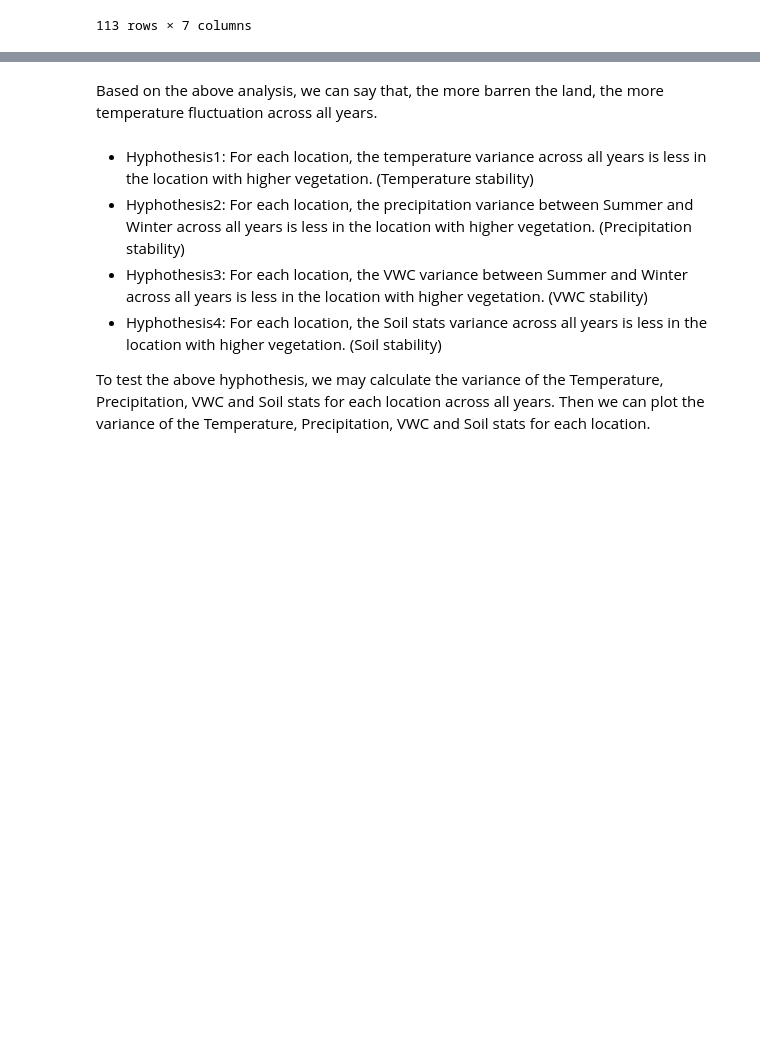
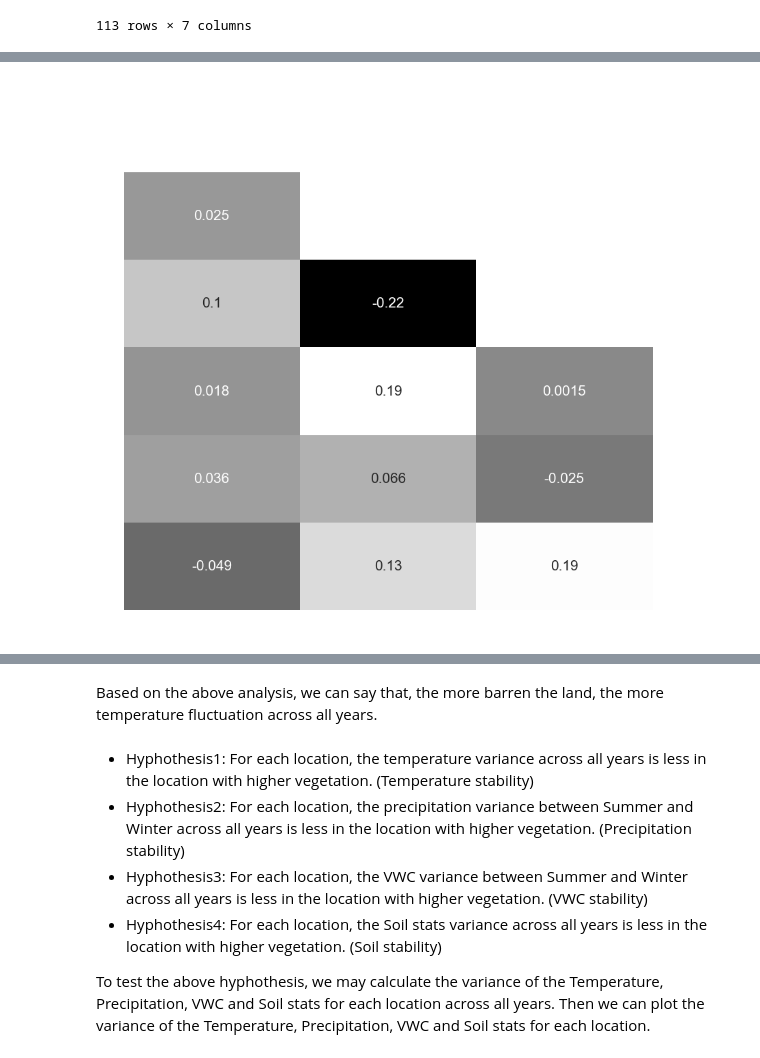
Before and after one commit to verkyyi/climate_vegetation_dsan, a Jupyter notebook: main.ipynb, the cells around one changed output, grey strips where cells are left out. Cells and saved outputs as stored; diff of their text form; code cells hidden in the pictures; blank space fills up the shorter version.

```diff
--- a/main.ipynb
+++ b/main.ipynb
@@ -886,0 +862,14 @@ plt.show()
+# %%
+
+# plot the heatmap of the correlation matrix between vegetation features and precipitation features
+plt.figure(figsize=(10, 10))
+filtered_corr_matrix = year_data[vegetation_columns + precipitation_columns].corr().loc[vegetation_columns, precipitation_columns]
+mask = np.triu(np.ones_like(filtered_corr_matrix, dtype=bool))
+sns.heatmap(filtered_corr_matrix, mask = mask, annot=True, cmap='grey', cbar=False, annot_kws={'fontsize': 15})
+plt.xticks(color='white', fontsize=15)
+plt.yticks(color='white', fontsize=15)
+plt.tick_params(axis='x', colors='white')
+plt.savefig('./docs/images/vegetation_precipitation_corr.png', transparent=True)
+plt.show()
+# %% [output]
+[figure, added]
```
Also changed, not shown: parts of 5 cells of this notebook, 5 other files.
